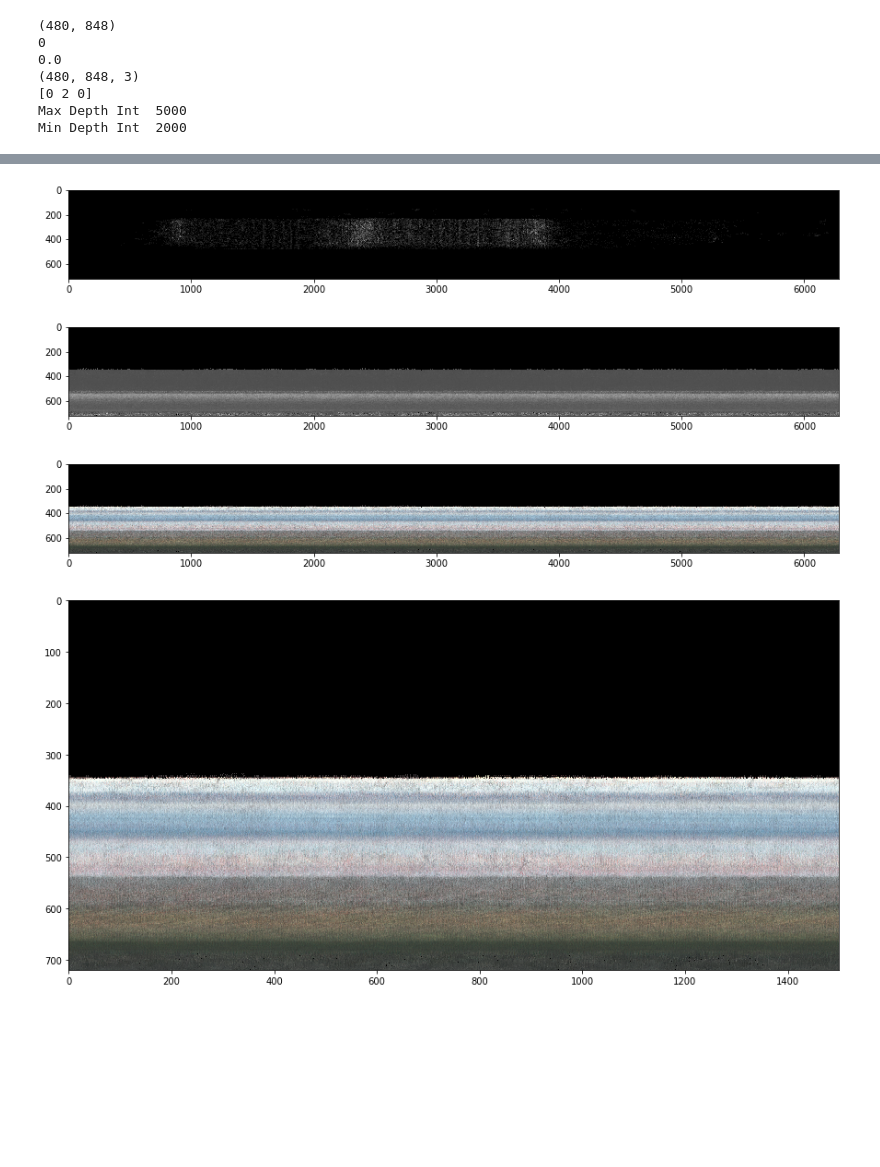
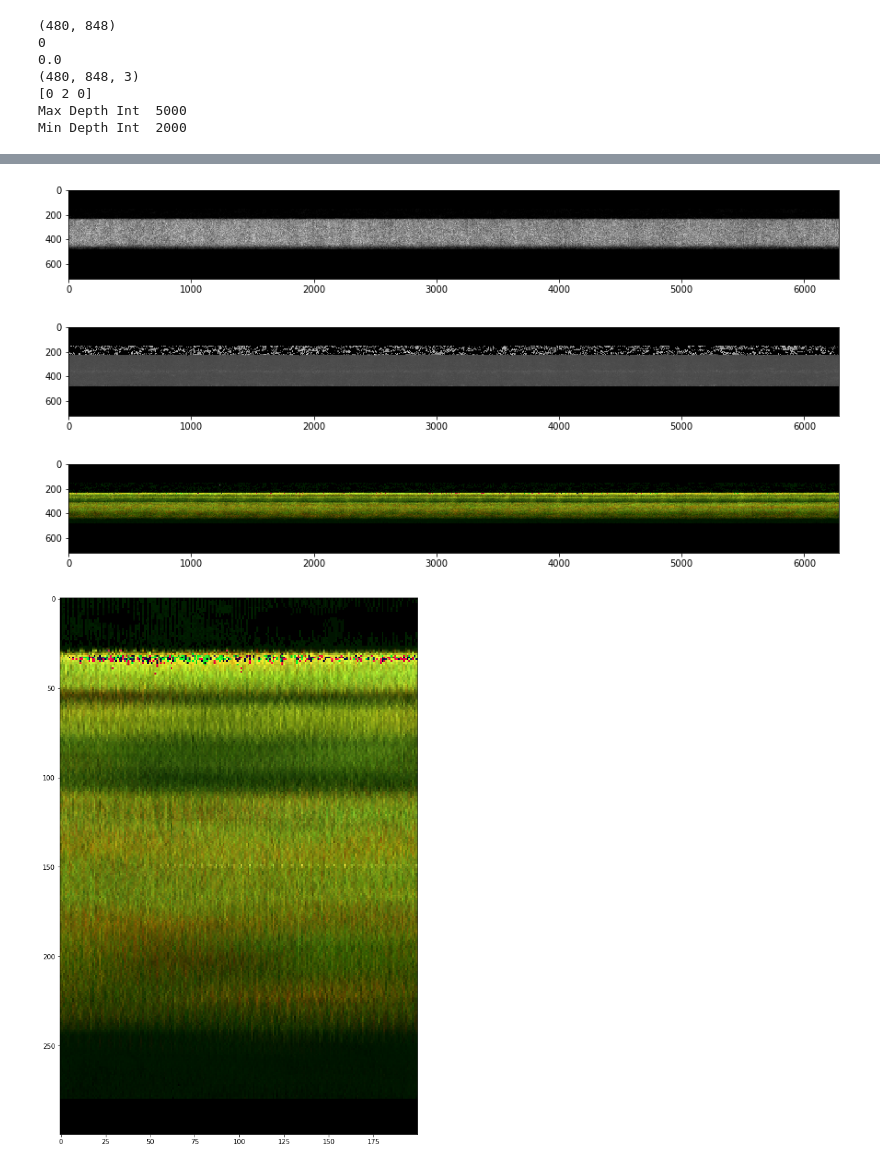
Before and after one commit to ongchinkiat/realsense-d435, a Jupyter notebook: d435-analysis-848.ipynb, the cells around one changed output, grey strips where cells are left out. Saved outputs shown, nothing was run; the diff lists cells and outputs as text; code cells hidden in the pictures; blank space fills up the shorter version.

```diff
--- a/d435-analysis-848.ipynb
+++ b/d435-analysis-848.ipynb
@@ -121,7 +121,7 @@ max_coord = 0
 min_coord = 1000000
 
 #for n in range(len(depth_files)):
-for n in range(20):
+for n in range(len(depth_files)):
     print("Processing ",n," file ",color_files[n])
     color_image = np.load(imgfolder + color_files[n])
     depth_image = np.load(imgfolder + depth_files[n])
@@ -207,26 +207,26 @@ fig = plt.figure(figsize=(15, 15))
 plt.imshow(cylinder_count, cmap='gray')
 plt.show()
 # %% [output]
-[figure, old version]
+[figure, new version]
 # %%
 fig = plt.figure(figsize=(15, 15))
 plt.imshow(cylinder_depth, cmap='gray')
 plt.show()
 # %% [output]
-[figure, old version]
+[figure, new version]
 # %%
 rgbArray = np.zeros((720,radian_size,3), 'uint8')
-rgbArray[..., 0] = cylinder_r
-rgbArray[..., 1] = cylinder_g
-rgbArray[..., 2] = cylinder_b
+rgbArray[..., 0] = cylinder_r*10
+rgbArray[..., 1] = cylinder_g*10
+rgbArray[..., 2] = cylinder_b*10
 
 fig = plt.figure(figsize=(15, 15))
 plt.imshow(rgbArray)
 plt.show()
 
 fig = plt.figure(figsize=(15, 15))
-plt.imshow(rgbArray[:,4000:5500,:])
+plt.imshow(rgbArray[200:500,1000:1200,:])
 plt.show()
 # %% [output]
-[figure, old version]
+[figure, new version]
-[figure, old version]
+[figure, new version]
```
Also changed, not shown: parts of 1 cell of this notebook.
